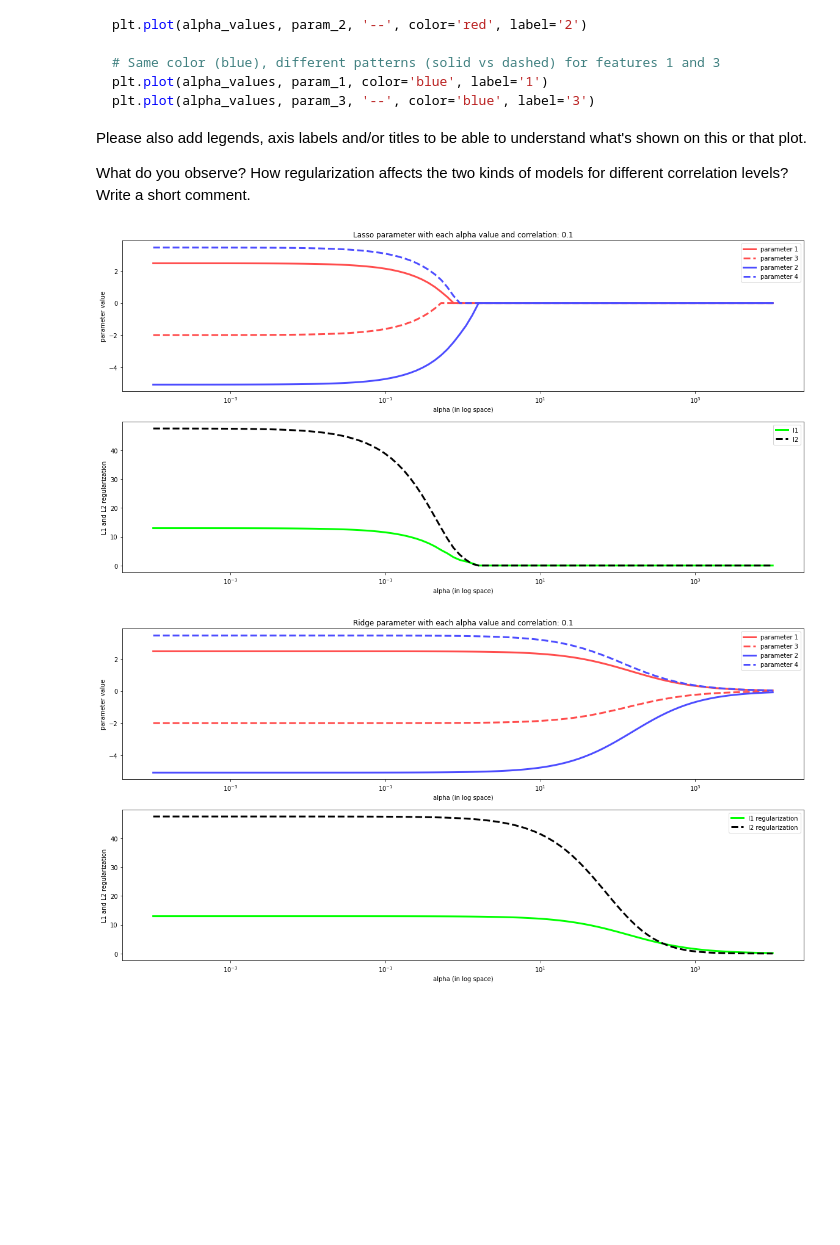
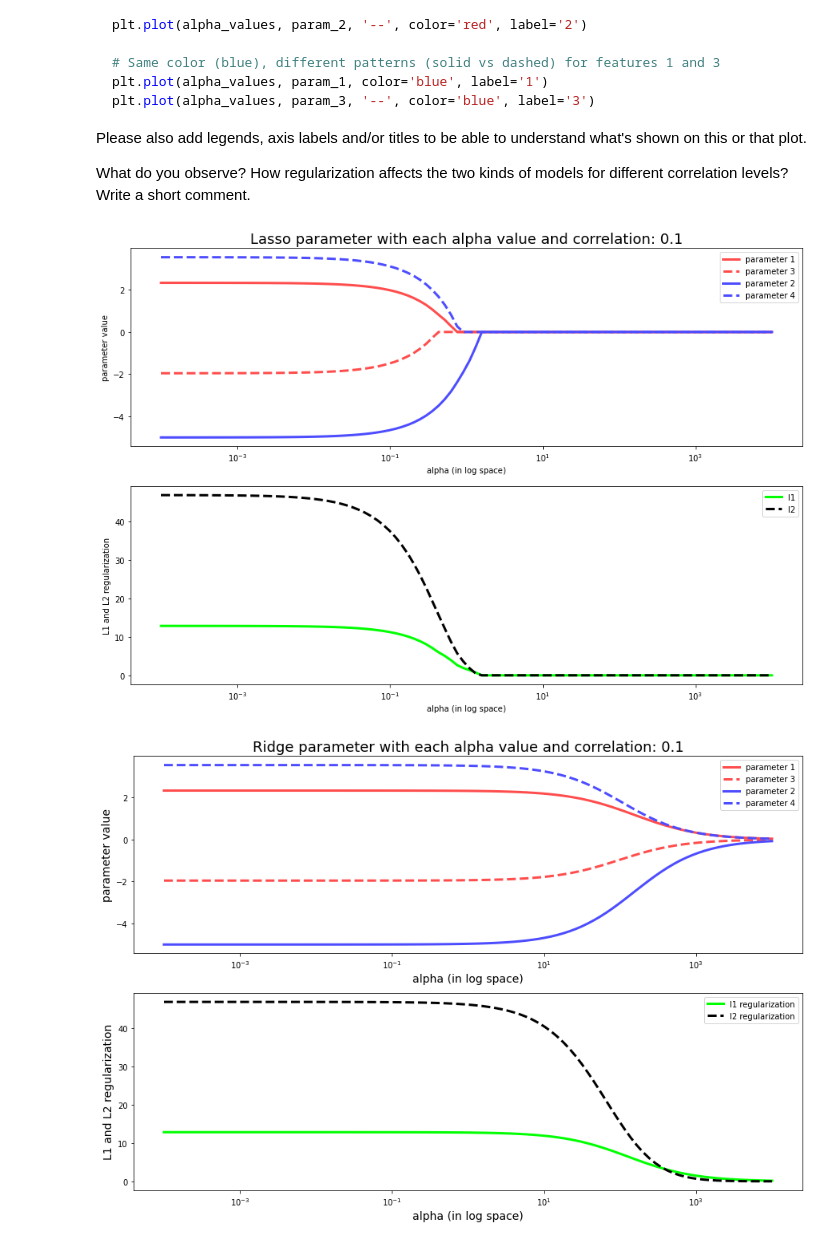
Before and after one commit to Majid-Sohrabi/MLDM-2021-HSE, a Jupyter notebook: Week 04/MLDM_2021_HW4.ipynb, the cells around one changed output. Saved outputs shown, nothing was run; the diff lists cells and outputs as text; code cells hidden in the pictures; blank space fills up the shorter version.

```diff
--- a/Week 04/MLDM_2021_HW4.ipynb
+++ b/Week 04/MLDM_2021_HW4.ipynb
@@ -75,7 +75,7 @@ for correlation in [0.1, 0.5, 0.9]:
   linewidth = 3
   rcolor = [1,0.3,0.3]
   bcolor = [0.3,0.3,1]
-  fig = plt.figure(figsize=(20,10))
+  fig = plt.figure(figsize=(15,10))
 
   # Lasso plt
   plt.subplot(211)
@@ -84,47 +84,48 @@ for correlation in [0.1, 0.5, 0.9]:
   plt.plot(alpha_values[:], np.array(params_lasso)[:,2], '--', color=rcolor, label='2',linewidth=linewidth)
   plt.plot(alpha_values[:], np.array(params_lasso)[:,1], color=bcolor, label='1',linewidth=linewidth)
   plt.plot(alpha_values[:], np.array(params_lasso)[:,3], '--', color=bcolor, label='3',linewidth=linewidth)
-  plt.xlabel("alpha (in log space)")
-  plt.ylabel("parameter value")
-  plt.title(f"Lasso parameter with each alpha value and correlation: {correlation}")
+  plt.xlabel("alpha (in log space)", fontsize = 10)
+  plt.ylabel("parameter value", fontsize = 10)
+  plt.title(f"Lasso parameter with each alpha value and correlation: {correlation}", fontsize = 18)
   plt.legend(['parameter 1', 'parameter 3', 'parameter 2', 'parameter 4'],fontsize='medium')#{'xx-small', 'x-small', 'small', 'medium', 'large', 'x-large', 'xx-large'}
 
   # L1 and L2 plot
   plt.subplot(212)
   l1 = abs(np.array(params_lasso)).sum(axis=1)
   l2 = (np.array(params_lasso)**2).sum(axis=1)
   plt.plot(alpha_values, l1, color=[0,1,0], label='0',linewidth=linewidth)
   plt.plot(alpha_values, l2, '--', color=[0,0,0], label='2',linewidth=linewidth)
-  plt.xlabel("alpha (in log space)")
-  plt.ylabel("L1 and L2 regularization")
+  plt.xlabel("alpha (in log space)", fontsize = 10)
+  plt.ylabel("L1 and L2 regularization", fontsize = 10)
   plt.gca().set_xscale('log')
   plt.legend(['l1', 'l2'],fontsize='medium')#{'xx-small', 'x-small', 'small', 'medium', 'large', 'x-large', 'xx-large'}
   plt.show()
 
   # Ridge plt
-  plt.figure(figsize=(20,10))
+  plt.figure(figsize=(15,10))
   plt.subplot(211)
   plt.gca().set_xscale('log')
   plt.plot(alpha_values[:], np.array(params_ridge)[:,0], color=rcolor, label='0',linewidth=linewidth)
   plt.plot(alpha_values[:], np.array(params_ridge)[:,2], '--', color=rcolor, label='2',linewidth=linewidth)
   plt.plot(alpha_values[:], np.array(params_ridge)[:,1], color=bcolor, label='1',linewidth=linewidth)
   plt.plot(alpha_values[:], np.array(params_ridge)[:,3], '--', color=bcolor, label='3',linewidth=linewidth)
-  plt.xlabel("alpha (in log space)")
-  plt.ylabel("parameter value")
-  plt.title(f"Ridge parameter with each alpha value and correlation: {correlation}")
+  plt.xlabel("alpha (in log space)", fontsize = 14)
+  plt.ylabel("parameter value", fontsize = 14)
+  plt.title(f"Ridge parameter with each alpha value and correlation: {correlation}", fontsize = 18)
   plt.legend(['parameter 1', 'parameter 3', 'parameter 2', 'parameter 4'],fontsize='medium')#{'xx-small', 'x-small', 'small', 'medium', 'large', 'x-large', 'xx-large'}
 
   # L1 and L2 plt
   plt.subplot(212)
   l1 = abs(np.array(params_ridge)).sum(axis=1)
   l2 = (np.array(params_ridge)**2).sum(axis=1)
-  plt.plot(alpha_values, l1, color=[0,1,0], label='0',linewidth=linewidth)
-  plt.plot(alpha_values, l2, '--', color=[0,0,0], label='2',linewidth=linewidth)
+  plt.plot(alpha_values, l1, color=[0,1,0], label='0', linewidth=linewidth)
+  plt.plot(alpha_values, l2, '--', color=[0,0,0], label='2', linewidth=linewidth)
   plt.gca().set_xscale('log')
-  plt.xlabel("alpha (in log space)")
-  plt.ylabel("L1 and L2 regularization")
+  plt.xlabel("alpha (in log space)", fontsize = 14)
+  plt.ylabel("L1 and L2 regularization", fontsize = 14)
   plt.legend(['l1 regularization', 'l2 regularization'],fontsize='medium')#{'xx-small', 'x-small', 'small', 'medium', 'large', 'x-large', 'xx-large'}
   plt.show()
+  print('\n')
 # %% [output]
-[figure, old version]
+[figure, new version]
-[figure, old version]
+[figure, new version]
```
Also changed, not shown: parts of 3 cells of this notebook.
